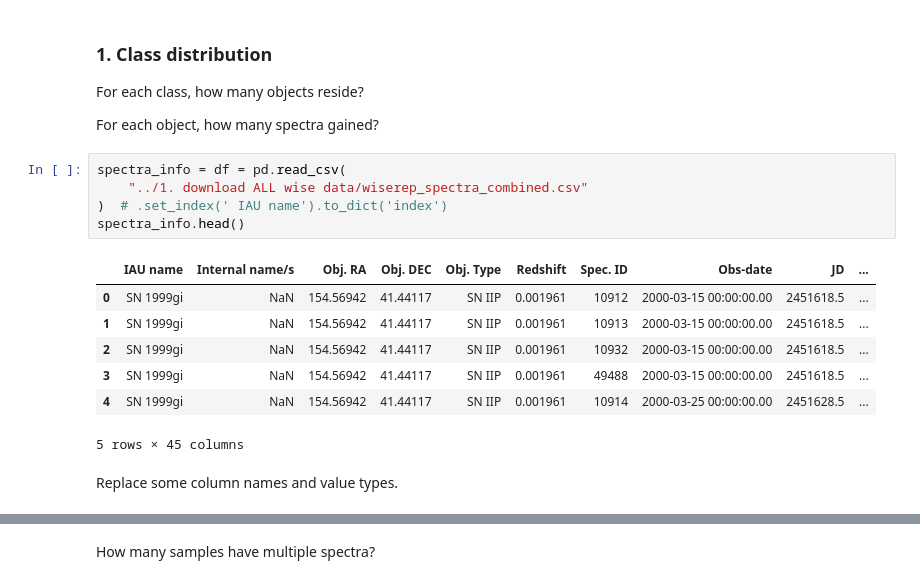
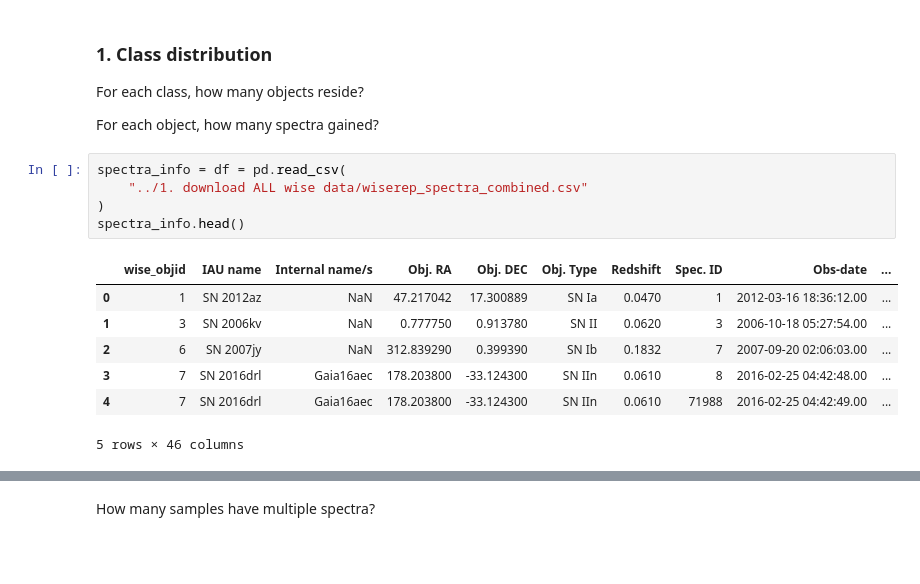
Before and after one commit to aec3675/multi-modal-multi-peaks, a Jupyter notebook: sidchaini/2. eda metadata and spectra/2.1. eda metadata.ipynb, the cells around one changed output, grey strips where cells are left out. Saved outputs shown, nothing was run; the diff lists cells and outputs as text; blank space fills up the shorter version.

```diff
--- a/sidchaini/2. eda metadata and spectra/2.1. eda metadata.ipynb
+++ b/sidchaini/2. eda metadata and spectra/2.1. eda metadata.ipynb
@@ -16,15 +26,13 @@ For each object, how many spectra gained?
 # %%
 spectra_info = df = pd.read_csv(
     "../1. download ALL wise data/wiserep_spectra_combined.csv"
-)  # .set_index(' IAU name').to_dict('index')
+)
 spectra_info.head()
 # %% [output]
-|  | IAU name | Internal name/s | Obj. RA | Obj. DEC | Obj. Type | Redshift | Spec. ID | Obs-date | JD | ... |
-| 0 | SN 1999gi | NaN | 154.56942 | 41.44117 | SN IIP | 0.001961 | 10912 | 2000-03-15 00:00:00.00 | 2451618.5 | ... |
-| 1 | SN 1999gi | NaN | 154.56942 | 41.44117 | SN IIP | 0.001961 | 10913 | 2000-03-15 00:00:00.00 | 2451618.5 | ... |
-| 2 | SN 1999gi | NaN | 154.56942 | 41.44117 | SN IIP | 0.001961 | 10932 | 2000-03-15 00:00:00.00 | 2451618.5 | ... |
-| 3 | SN 1999gi | NaN | 154.56942 | 41.44117 | SN IIP | 0.001961 | 49488 | 2000-03-15 00:00:00.00 | 2451618.5 | ... |
-| 4 | SN 1999gi | NaN | 154.56942 | 41.44117 | SN IIP | 0.001961 | 10914 | 2000-03-25 00:00:00.00 | 2451628.5 | ... |
+|  | wise_objid | IAU name | Internal name/s | Obj. RA | Obj. DEC | Obj. Type | Redshift | Spec. ID | Obs-date | ... |
+| 0 | 1 | SN 2012az | NaN | 47.217042 | 17.300889 | SN Ia | 0.0470 | 1 | 2012-03-16 18:36:12.00 | ... |
+| 1 | 3 | SN 2006kv | NaN | 0.777750 | 0.913780 | SN II | 0.0620 | 3 | 2006-10-18 05:27:54.00 | ... |
+| 2 | 6 | SN 2007jy | NaN | 312.839290 | 0.399390 | SN Ib | 0.1832 | 7 | 2007-09-20 02:06:03.00 | ... |
+| 3 | 7 | SN 2016drl | Gaia16aec | 178.203800 | -33.124300 | SN IIn | 0.0610 | 8 | 2016-02-25 04:42:48.00 | ... |
+| 4 | 7 | SN 2016drl | Gaia16aec | 178.203800 | -33.124300 | SN IIn | 0.0610 | 71988 | 2016-02-25 04:42:49.00 | ... |
-5 rows × 45 columns
+5 rows × 46 columns
-# %% [markdown]
-Replace some column names and value types.
```
Also changed, not shown: parts of 17 cells of this notebook, 5 other files.
